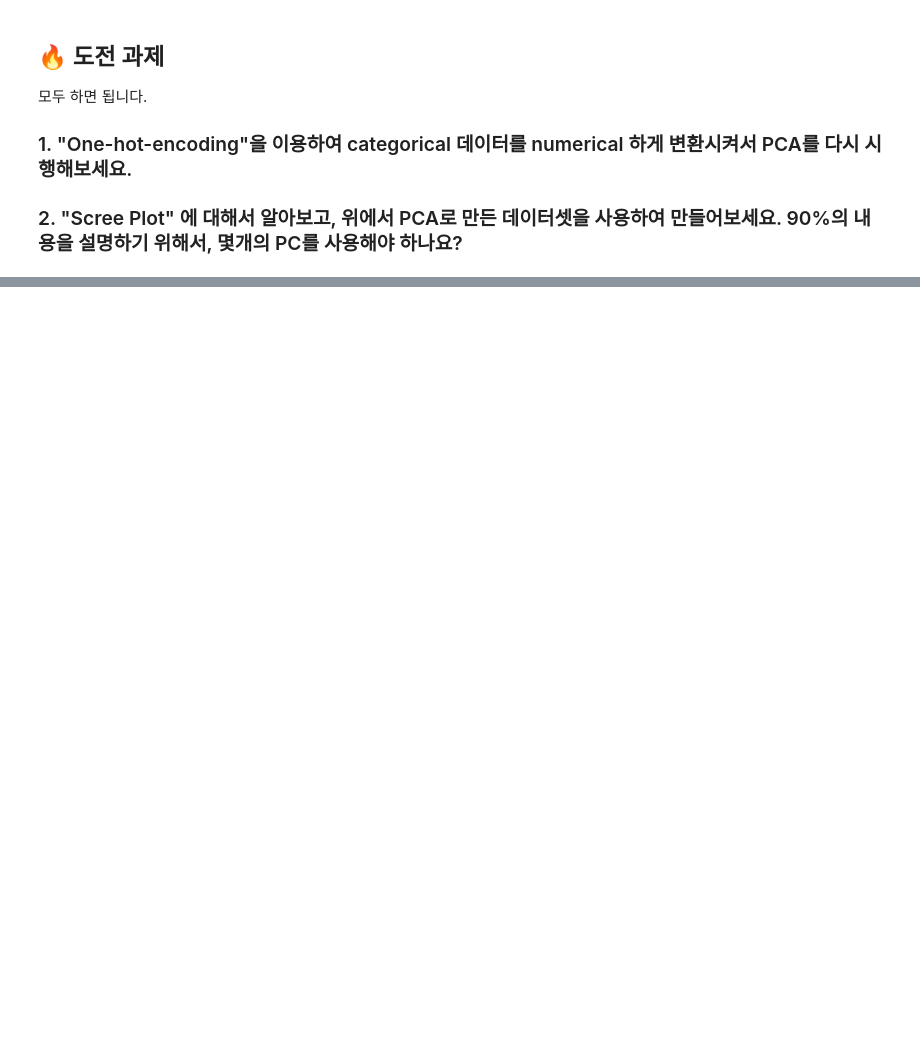
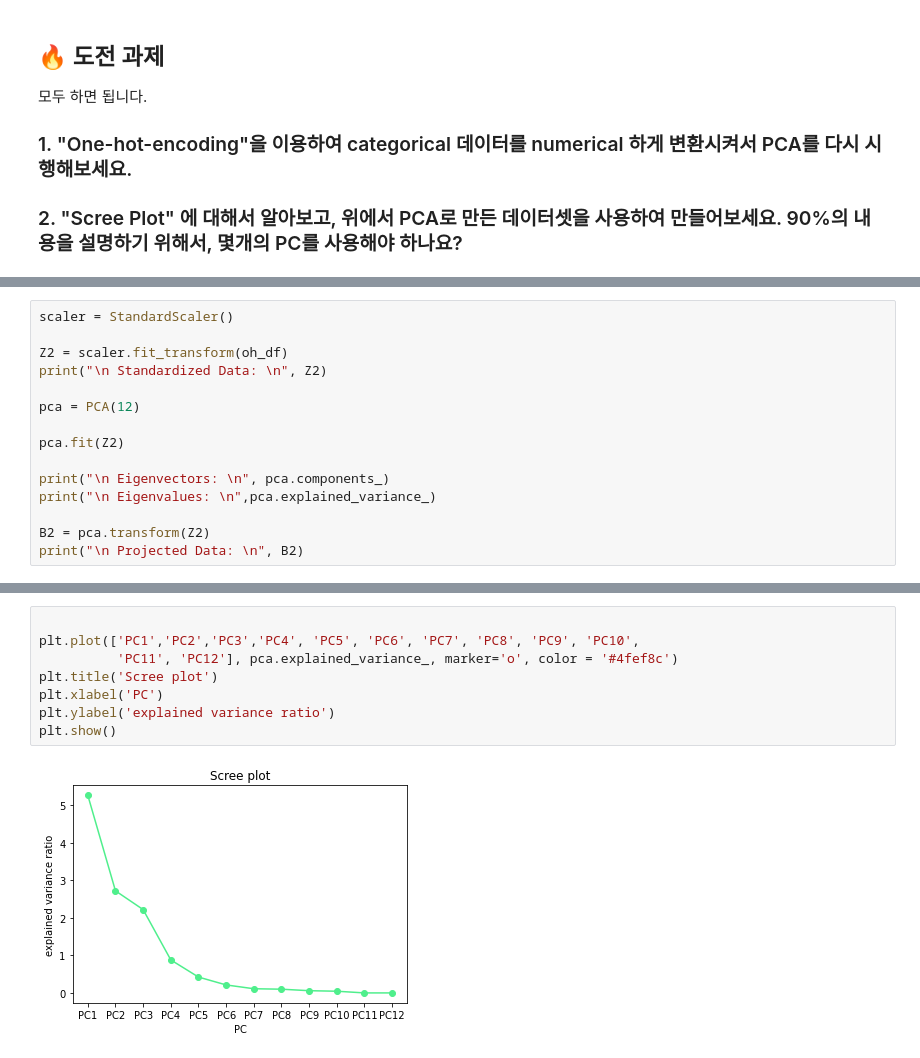
Before and after one commit to JinHyun-P/HelloGit, a Jupyter notebook: n133a_high_dimensional_data_ipynb의_사본.ipynb, the cells around one changed output, grey strips where cells are left out. Saved outputs shown, nothing was run; the diff lists cells and outputs as text; blank space fills up the shorter version.

```diff
--- a/n133a_high_dimensional_data_ipynb의_사본.ipynb
+++ b/n133a_high_dimensional_data_ipynb의_사본.ipynb
@@ -212,0 +213,15 @@ print("\n Projected Data: \n", B)
+# %%
+scaler = StandardScaler()
+
+Z2 = scaler.fit_transform(oh_df)
+print("\n Standardized Data: \n", Z2)
+
+pca = PCA(12)
+
+pca.fit(Z2)
+
+print("\n Eigenvectors: \n", pca.components_)
+print("\n Eigenvalues: \n",pca.explained_variance_)
+
+B2 = pca.transform(Z2)
+print("\n Projected Data: \n", B2)
@@ -212,0 +246,10 @@ print("\n Projected Data: \n", B)
+# %%
+
+plt.plot(['PC1','PC2','PC3','PC4', 'PC5', 'PC6', 'PC7', 'PC8', 'PC9', 'PC10',
+          'PC11', 'PC12'], pca.explained_variance_, marker='o', color = '#4fef8c')
+plt.title('Scree plot')
+plt.xlabel('PC')
+plt.ylabel('explained variance ratio')
+plt.show()
+# %% [output]
+[figure, added]
```
Also changed, not shown: parts of 14 cells of this notebook.
